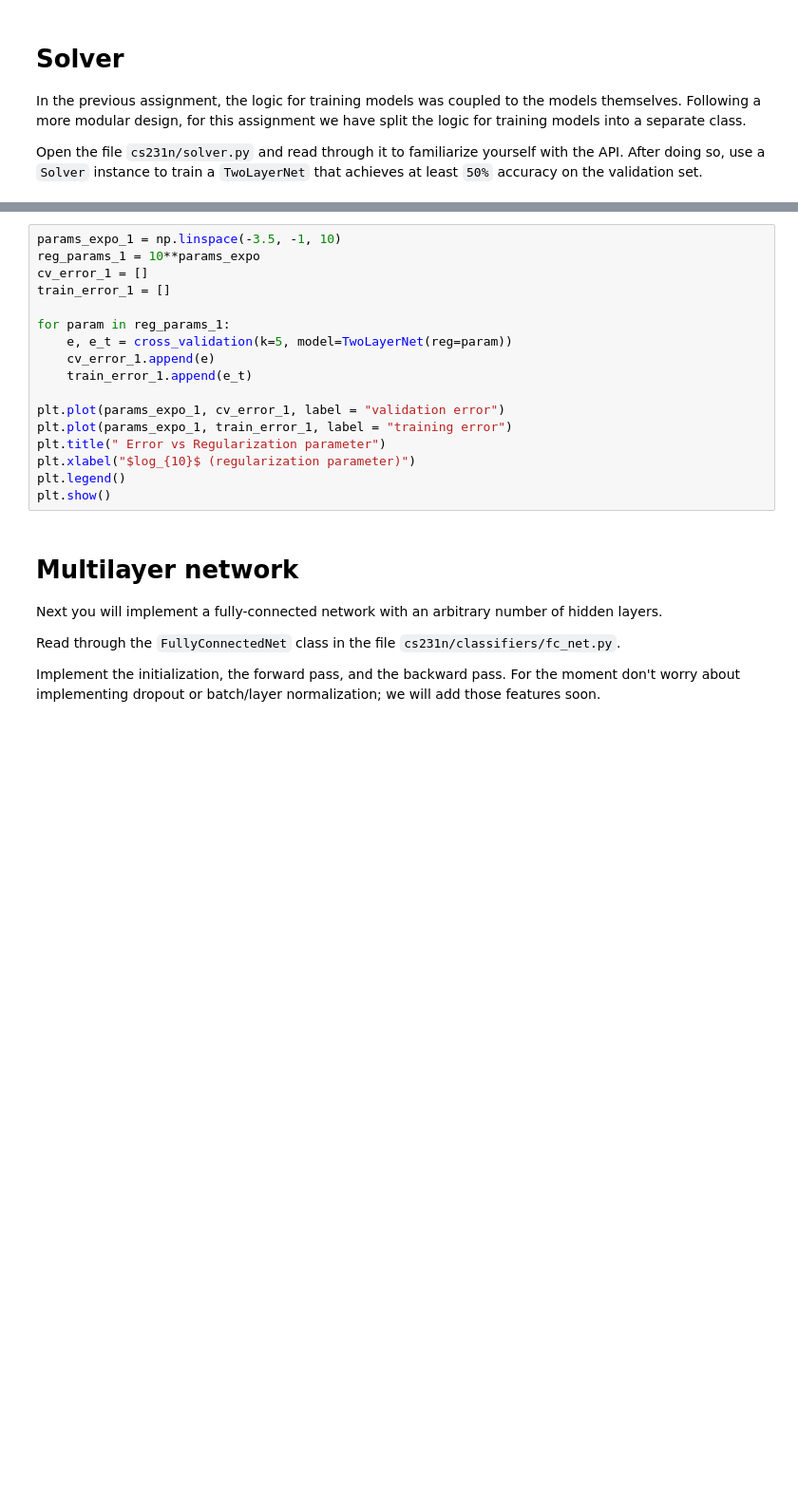
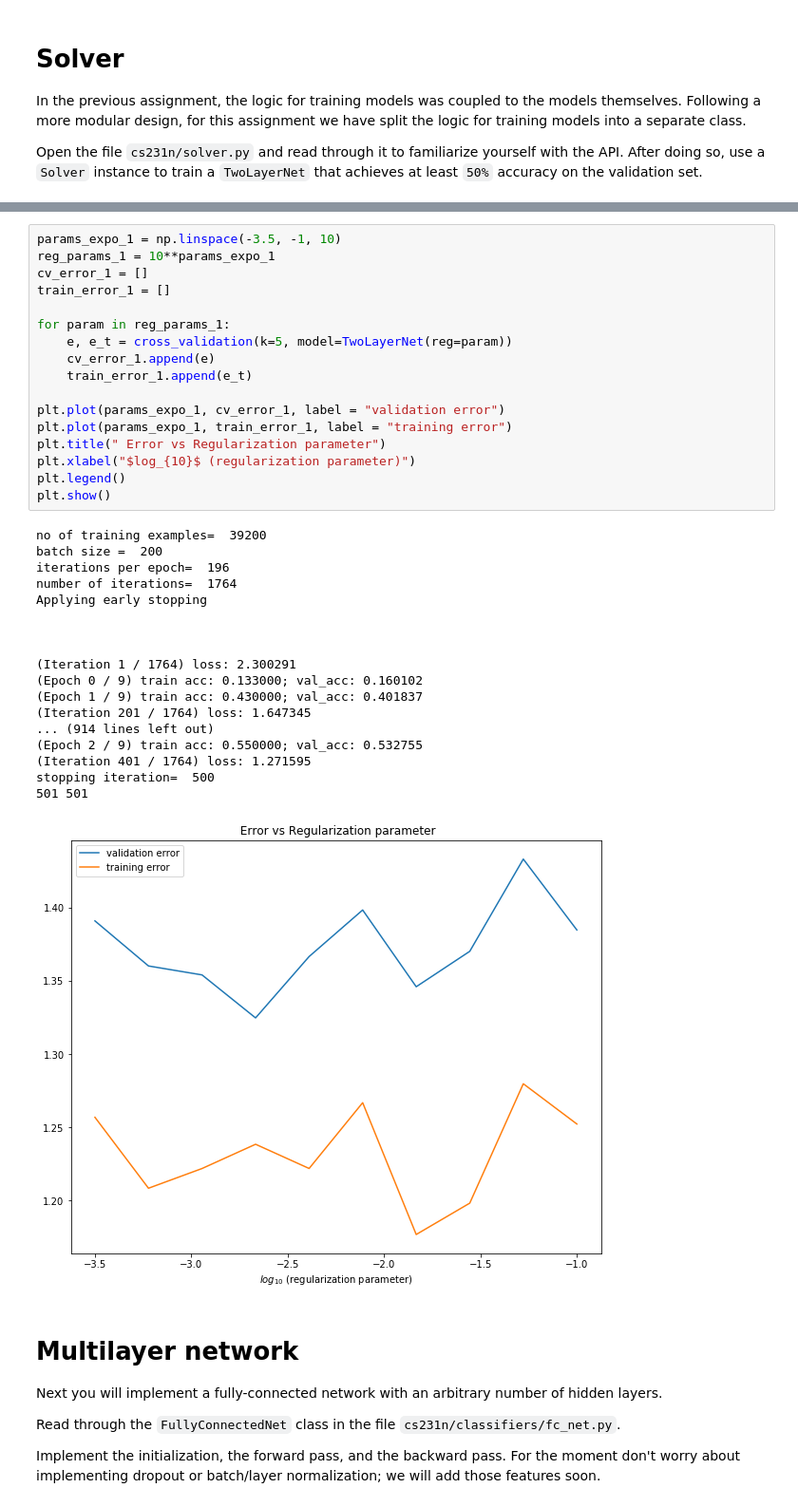
Before and after one commit to 1siddhi7/Learning-From-Data, a Jupyter notebook: assignment2/FullyConnectedNets.ipynb, the cells around one changed output, grey strips where cells are left out. Shown at 95% size. Saved outputs shown, nothing was run; the diff lists cells and outputs as text; blank space fills up the shorter version.

```diff
--- a/assignment2/FullyConnectedNets.ipynb
+++ b/assignment2/FullyConnectedNets.ipynb
@@ -583,20 +585,39 @@ LinAlgError: SVD did not converge in Linear Least Squares
 # %%
 params_expo_1 = np.linspace(-3.5, -1, 10)
-reg_params_1 = 10**params_expo
+reg_params_1 = 10**params_expo_1
 cv_error_1 = []
 train_error_1 = []
 
 for param in reg_params_1:
     e, e_t = cross_validation(k=5, model=TwoLayerNet(reg=param))
     cv_error_1.append(e)
     train_error_1.append(e_t)
 
 plt.plot(params_expo_1, cv_error_1, label = "validation error")
 plt.plot(params_expo_1, train_error_1, label = "training error")
 plt.title(" Error vs Regularization parameter")
 plt.xlabel("$log_{10}$ (regularization parameter)")
 plt.legend()
 plt.show()
+# %% [output]
+no of training examples=  39200
+batch size =  200
+iterations per epoch=  196
+number of iterations=  1764
+Applying early stopping
+
+
+
+(Iteration 1 / 1764) loss: 2.300291
+(Epoch 0 / 9) train acc: 0.133000; val_acc: 0.160102
+(Epoch 1 / 9) train acc: 0.430000; val_acc: 0.401837
+(Iteration 201 / 1764) loss: 1.647345
+... (914 lines left out)
+(Epoch 2 / 9) train acc: 0.550000; val_acc: 0.532755
+(Iteration 401 / 1764) loss: 1.271595
+stopping iteration=  500
+501 501
+[figure, added]
 # %% [markdown]
 # Multilayer network
 Next you will implement a fully-connected network with an arbitrary number of hidden layers.
```
Also changed, not shown: parts of 5 cells of this notebook.
